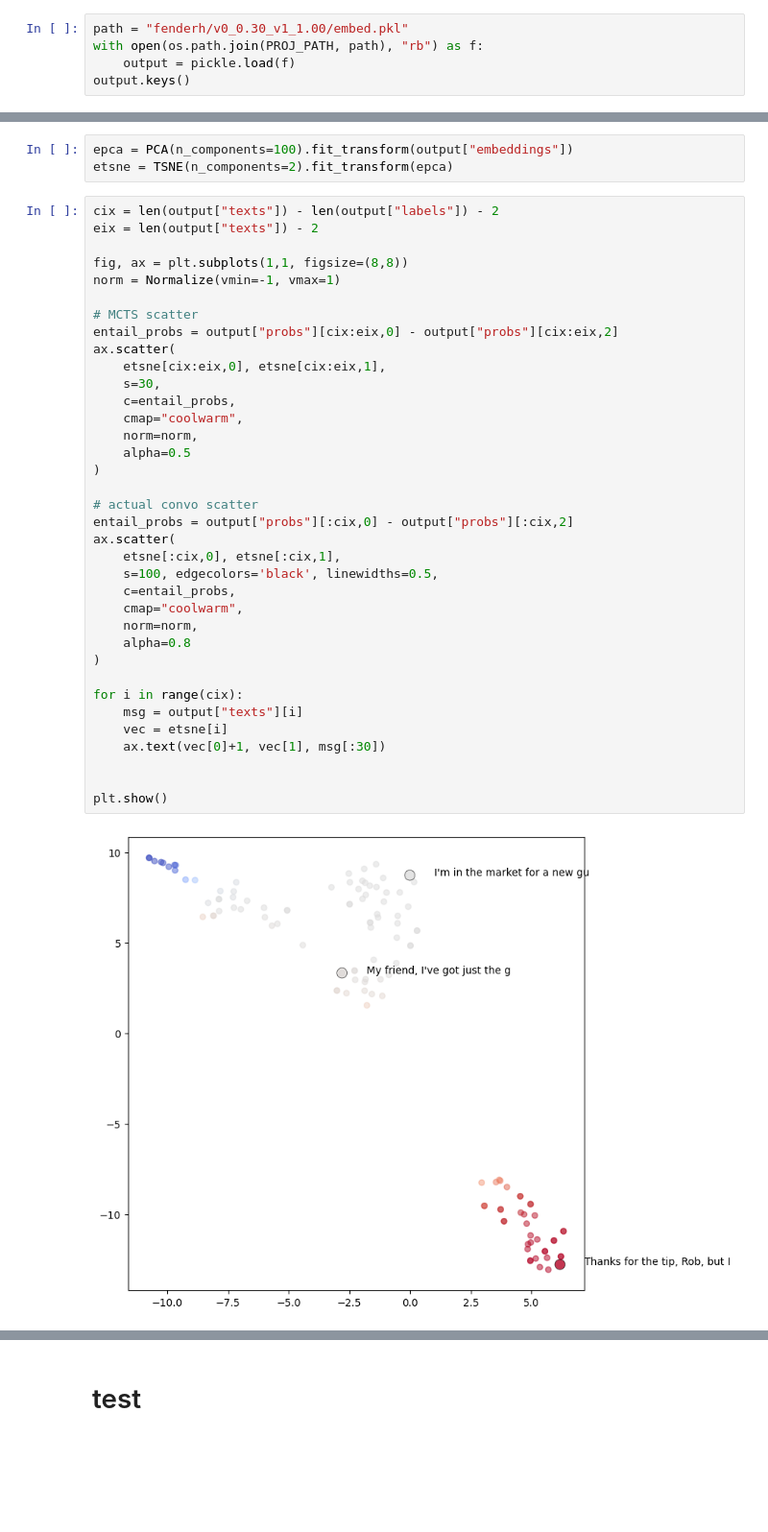
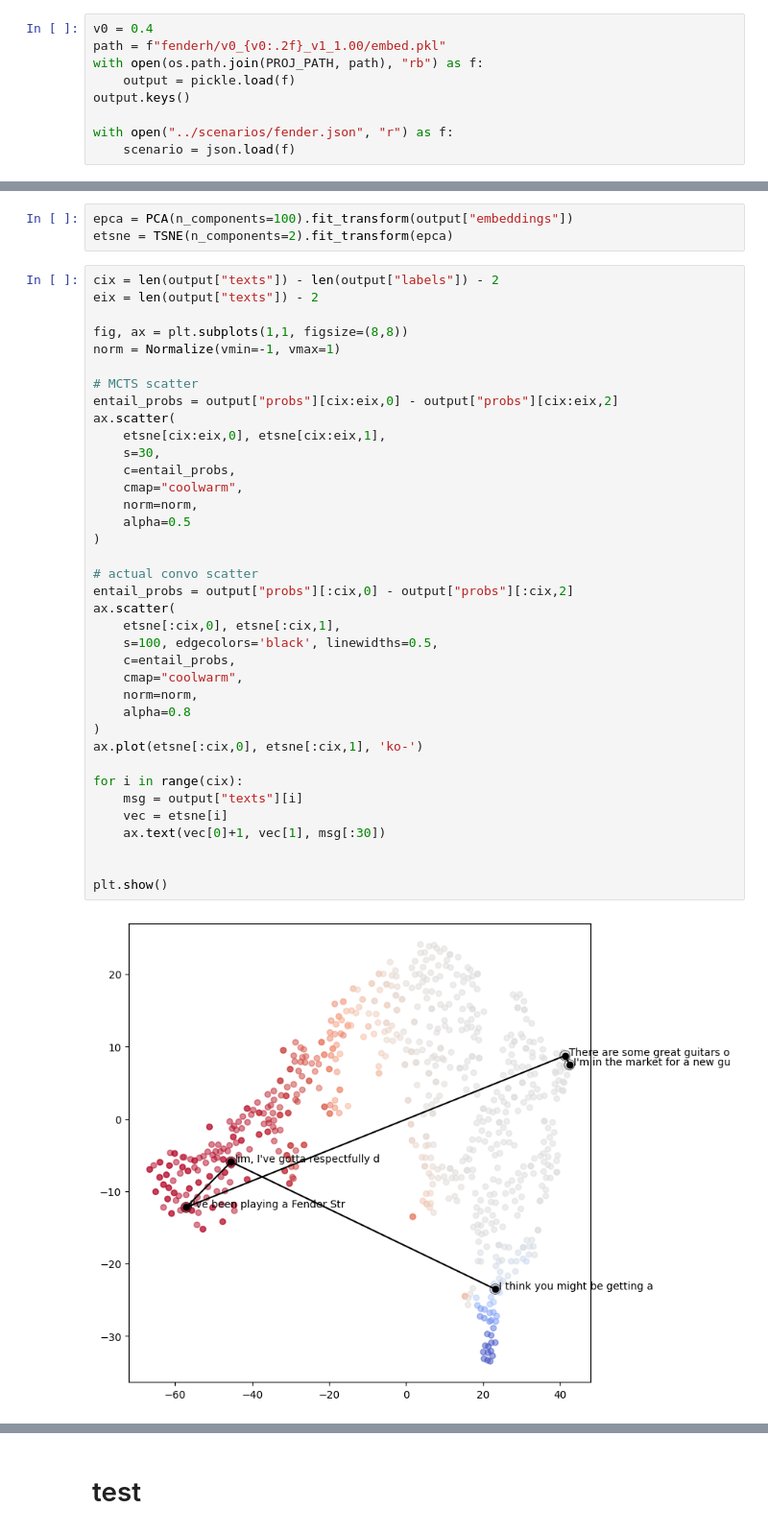
Before and after one commit to stmorse/scope2, a Jupyter notebook: notebooks/persona.ipynb, the cells around one changed output, grey strips where cells are left out. Shown at 96% size. Cells and saved outputs as stored; diff of their text form; blank space fills up the shorter version.

```diff
--- a/notebooks/persona.ipynb
+++ b/notebooks/persona.ipynb
@@ -18,7 +19,11 @@ from mcts.mcts_node import MCTSNode, LeverNode, ConversationState
 # %%
 PROJ_PATH = "/sciclone/proj-ds/geograd/stmorse/mdp"
 # %%
-path = "fenderh/v0_0.30_v1_1.00/embed.pkl"
+v0 = 0.4
+path = f"fenderh/v0_{v0:.2f}_v1_1.00/embed.pkl"
 with open(os.path.join(PROJ_PATH, path), "rb") as f:
     output = pickle.load(f)
 output.keys()
+
+with open("../scenarios/fender.json", "r") as f:
+    scenario = json.load(f)
@@ -41,31 +44,32 @@ norm = Normalize(vmin=-1, vmax=1)
 # MCTS scatter
 entail_probs = output["probs"][cix:eix,0] - output["probs"][cix:eix,2]
 ax.scatter(
     etsne[cix:eix,0], etsne[cix:eix,1],
     s=30,
     c=entail_probs,
     cmap="coolwarm",
     norm=norm,
     alpha=0.5
 )
 
 # actual convo scatter
 entail_probs = output["probs"][:cix,0] - output["probs"][:cix,2]
 ax.scatter(
     etsne[:cix,0], etsne[:cix,1],
     s=100, edgecolors='black', linewidths=0.5,
     c=entail_probs,
     cmap="coolwarm",
     norm=norm,
     alpha=0.8
 )
+ax.plot(etsne[:cix,0], etsne[:cix,1], 'ko-')
 
 for i in range(cix):
     msg = output["texts"][i]
     vec = etsne[i]
     ax.text(vec[0]+1, vec[1], msg[:30])
 
 
 plt.show()
 # %% [output]
-[figure, old version]
+[figure, new version]
```
Also changed, not shown: parts of 6 cells of this notebook, 2 other files.
